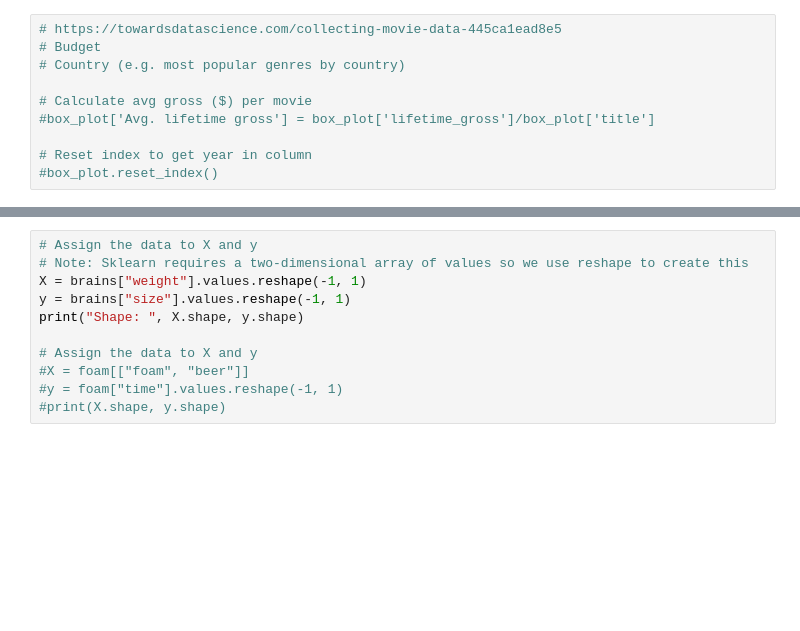
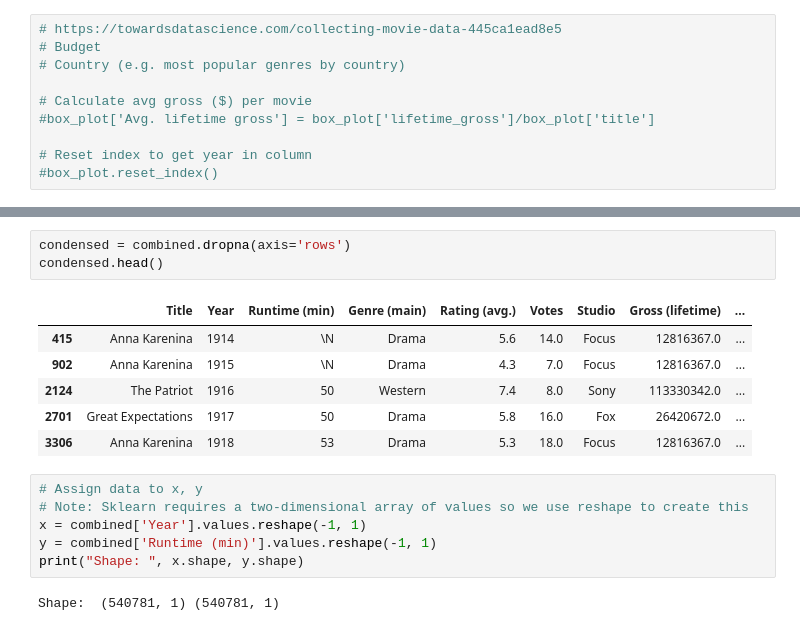
Before and after one commit to AlejandraRosa/final_project, a Jupyter notebook: notebooks/regression.ipynb, the cells around one changed output, grey strips where cells are left out. Cells and saved outputs as stored; diff of their text form; blank space fills up the shorter version.

```diff
--- a/notebooks/regression.ipynb
+++ b/notebooks/regression.ipynb
@@ -84,11 +99,18 @@ dtype: int64
+# %%
+condensed = combined.dropna(axis='rows')
+condensed.head()
+# %% [output]
+|  | Title | Year | Runtime (min) | Genre (main) | Rating (avg.) | Votes | Studio | Gross (lifetime) | ... |
+| 415 | Anna Karenina | 1914 | \N | Drama | 5.6 | 14.0 | Focus | 12816367.0 | ... |
+| 902 | Anna Karenina | 1915 | \N | Drama | 4.3 | 7.0 | Focus | 12816367.0 | ... |
+| 2124 | The Patriot | 1916 | 50 | Western | 7.4 | 8.0 | Sony | 113330342.0 | ... |
+| 2701 | Great Expectations | 1917 | 50 | Drama | 5.8 | 16.0 | Fox | 26420672.0 | ... |
+| 3306 | Anna Karenina | 1918 | 53 | Drama | 5.3 | 18.0 | Focus | 12816367.0 | ... |
 # %%
-# Assign the data to X and y
+# Assign data to x, y
 # Note: Sklearn requires a two-dimensional array of values so we use reshape to create this
-X = brains["weight"].values.reshape(-1, 1)
-y = brains["size"].values.reshape(-1, 1)
-print("Shape: ", X.shape, y.shape)
-
-# Assign the data to X and y
-#X = foam[["foam", "beer"]]
-#y = foam["time"].values.reshape(-1, 1)
-#print(X.shape, y.shape)
+x = combined['Year'].values.reshape(-1, 1)
+y = combined['Runtime (min)'].values.reshape(-1, 1)
+print("Shape: ", x.shape, y.shape)
+# %% [output]
+Shape:  (540781, 1) (540781, 1)
```
Also changed, not shown: parts of 13 cells of this notebook.
